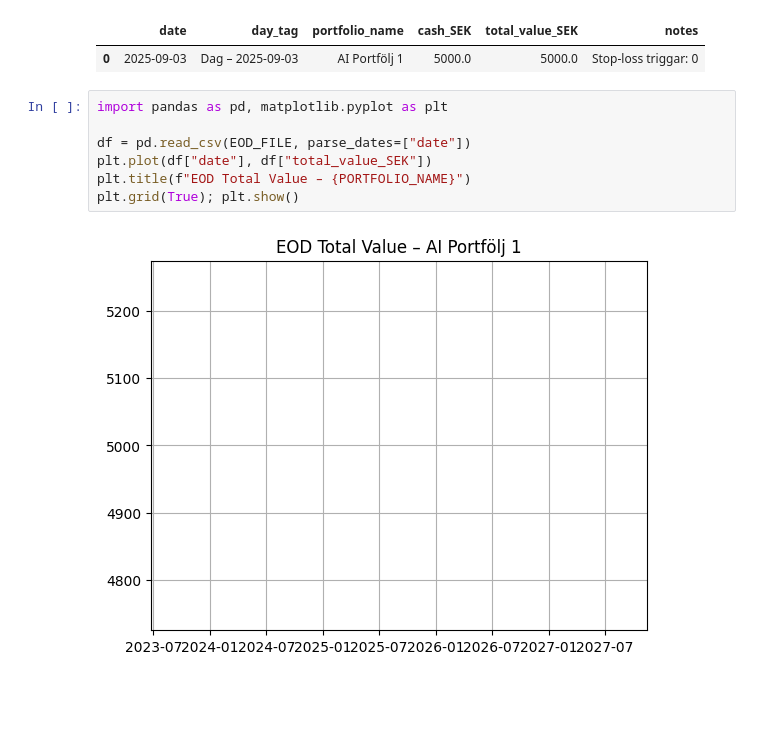
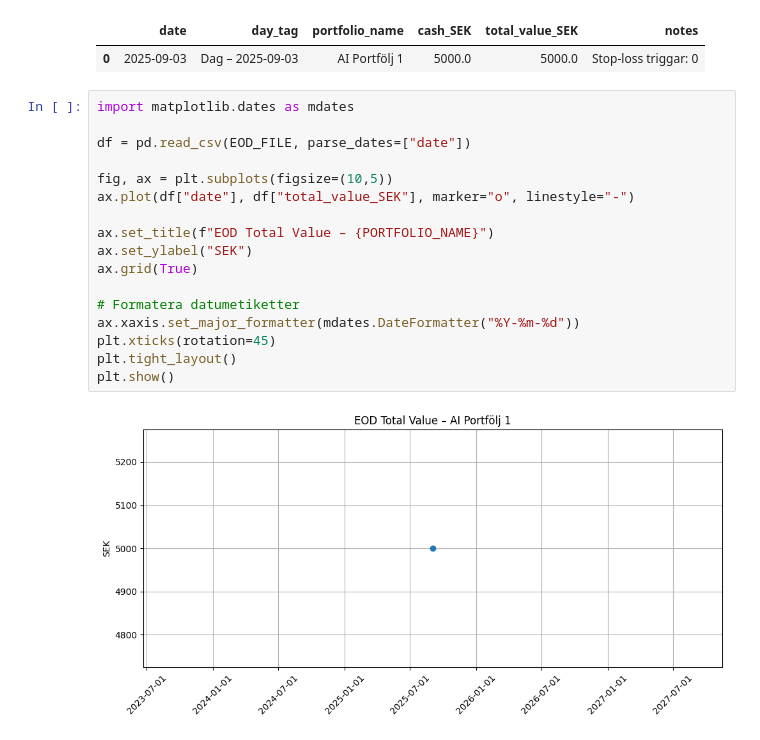
Before and after one commit to BOLDT94/ChatGPT-Micro-Cap-Experiment, a Jupyter notebook: notebooks/AI_Portfolj1.ipynb, the cells around one changed output. Cells and saved outputs as stored; diff of their text form; blank space fills up the shorter version.

```diff
--- a/notebooks/AI_Portfolj1.ipynb
+++ b/notebooks/AI_Portfolj1.ipynb
@@ -355,11 +355,21 @@ EOD uppdaterad. Cash: 5,000.00 SEK | Total: 5,000.00 SEK | Stop-loss: 0
 |  | date | day_tag | portfolio_name | cash_SEK | total_value_SEK | notes |
 | 0 | 2025-09-03 | Dag – 2025-09-03 | AI Portfölj 1 | 5000.0 | 5000.0 | Stop-loss triggar: 0 |
 # %%
-import pandas as pd, matplotlib.pyplot as plt
+import matplotlib.dates as mdates
 
 df = pd.read_csv(EOD_FILE, parse_dates=["date"])
-plt.plot(df["date"], df["total_value_SEK"])
-plt.title(f"EOD Total Value – {PORTFOLIO_NAME}")
-plt.grid(True); plt.show()
+
+fig, ax = plt.subplots(figsize=(10,5))
+ax.plot(df["date"], df["total_value_SEK"], marker="o", linestyle="-")
+
+ax.set_title(f"EOD Total Value – {PORTFOLIO_NAME}")
+ax.set_ylabel("SEK")
+ax.grid(True)
+
+# Formatera datumetiketter
+ax.xaxis.set_major_formatter(mdates.DateFormatter("%Y-%m-%d"))
+plt.xticks(rotation=45)
+plt.tight_layout()
+plt.show()
 # %% [output]
-[figure, old version]
+[figure, new version]
```
